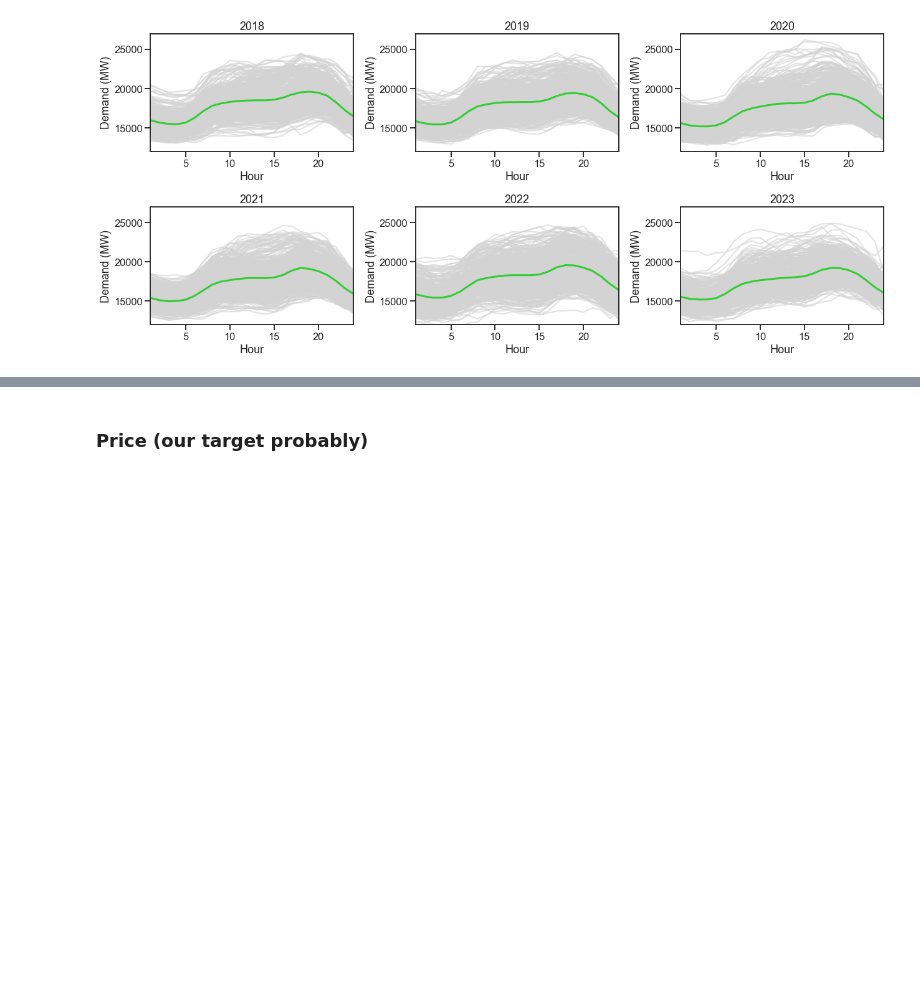
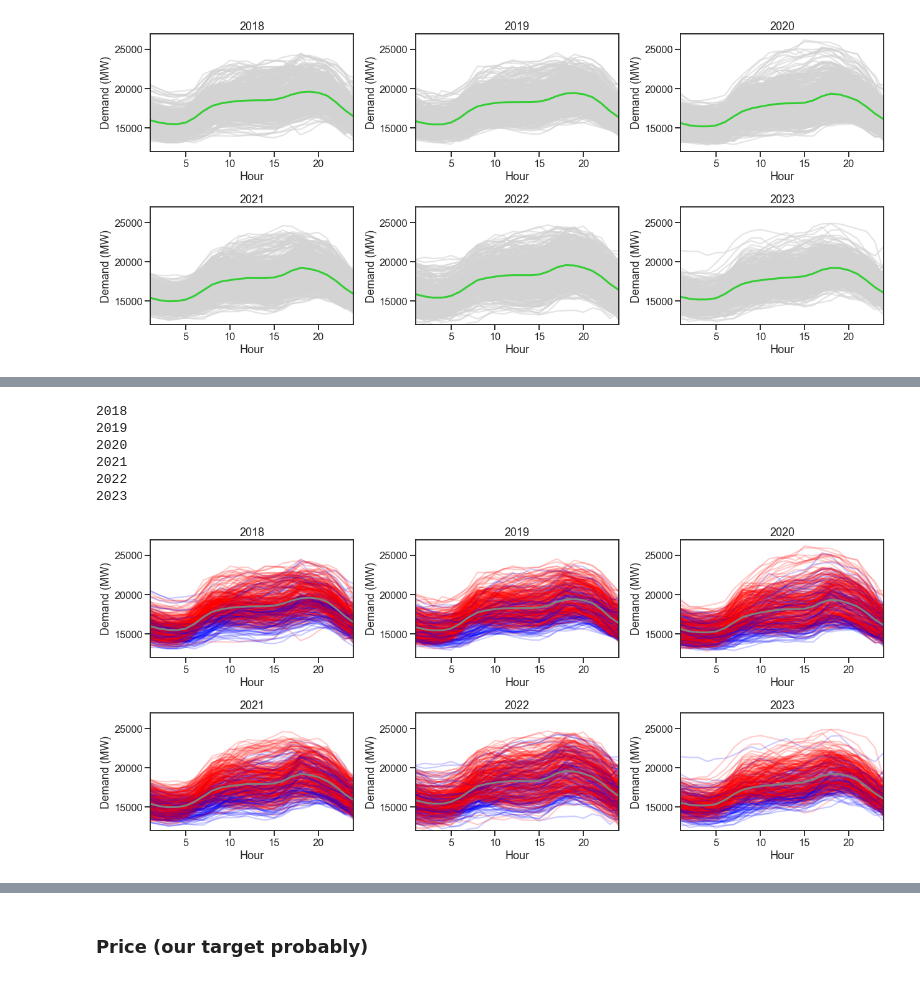
Before and after one commit to KeaganHRankin/cloud_ml_proj, a Jupyter notebook: data/power_eda.ipynb, the cells around one changed output, grey strips where cells are left out. Cells and saved outputs as stored; diff of their text form; code cells hidden in the pictures; blank space fills up the shorter version.

Commit message:
added weekend and snow

```diff
--- a/data/power_eda.ipynb
+++ b/data/power_eda.ipynb
@@ -110,0 +113,4 @@ plt.tight_layout()
+# %%
+demand_t_dow = demand_t.copy()
+demand_t_dow["weekend"] = demand_t_dow.index.dayofweek > 4
+demand_t_dow
@@ -110,0 +131,46 @@ plt.tight_layout()
+# %%
+def plt_year_dem_weekend(year, ax, times_series, y_string, x_string='Hour', color='limegreen', ylim=[0,100], ylab='Demand (MW)', statistic=np.mean):
+    dem_range_l = []
+    for t in (datetime(year,1,1) + timedelta(n) for n in range(365)):
+        dem_range = times_series[t:t+timedelta(hours=23)]
+        dem_range_l.append(dem_range)
+
+        try:
+            if dem_range['weekend'].iloc[0] == True:
+                b_col = 'blue'
+            else:
+                b_col = 'red'
+        except IndexError:
+            continue
+
+        sns.lineplot(data=dem_range, y=y_string, x=x_string, ax=ax,
+                    alpha=0.2,
+                    color=b_col
+                    )
+
+    dem_agg = pd.concat(dem_range_l).groupby(x_string).agg(statistic)
+    sns.lineplot(data=dem_agg, y=y_string, x=x_string, ax=ax,
+                    alpha=1, color=color, linewidth=3)
+
+    ax.set_title(year)
+    ax.set_xlabel('Hour')
+    ax.set_ylabel(ylab)
+    ax.set_xlim([1,24])
+    ax.set_ylim([ylim[0],ylim[1]])
+# %%
+fig, ax = plt.subplots(2,3, figsize=(18,8))
+
+for i, axy in enumerate(ax.reshape(-1)):
+    print(i+2018)
+    plt_year_dem_weekend(i+2018, axy, demand_t_dow,
+                 y_string='Market Demand', ylim=[12000, 27000], color='grey')
+
+plt.tight_layout()
+# %% [output]
+2018
+2019
+2020
+2021
+2022
+2023
+[figure, added]
```
Also changed, not shown: parts of 3 cells of this notebook, 1 other file.
